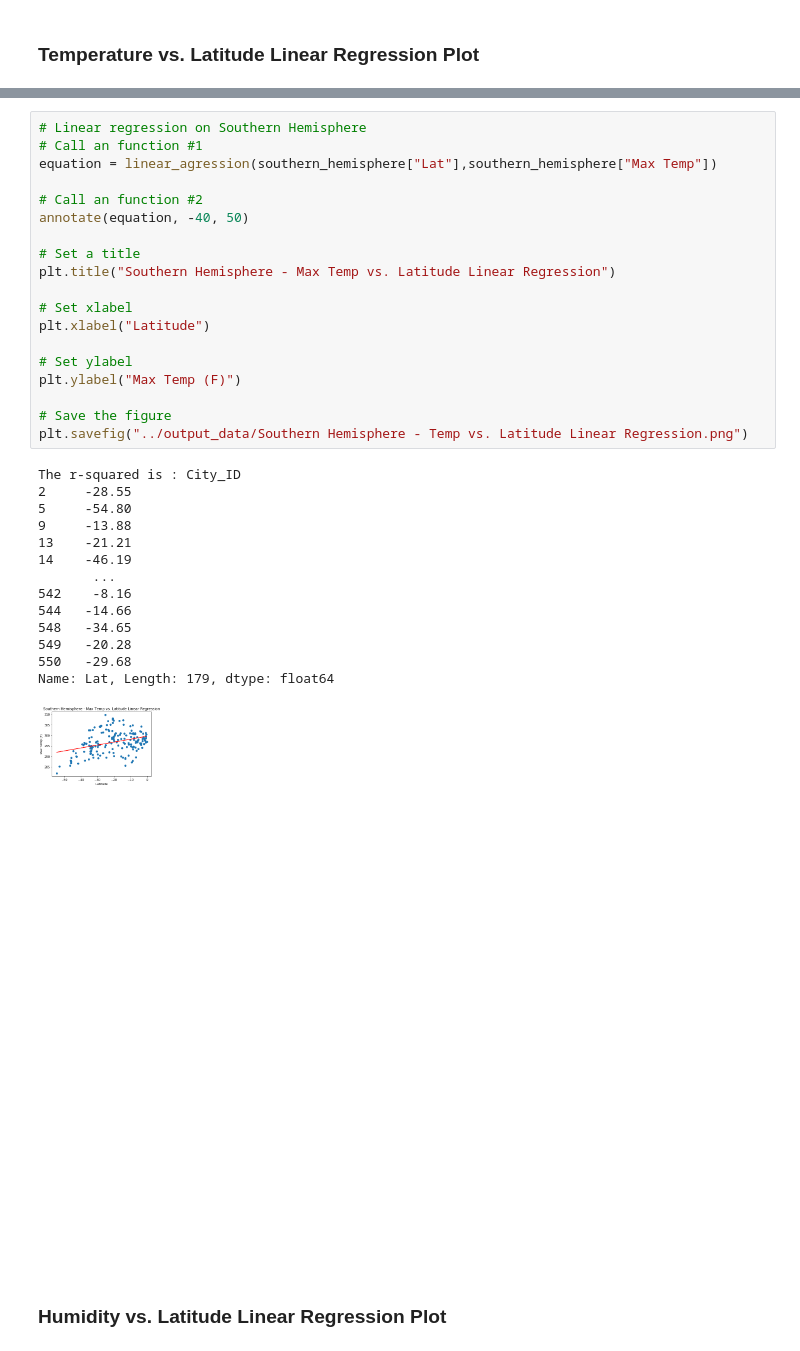
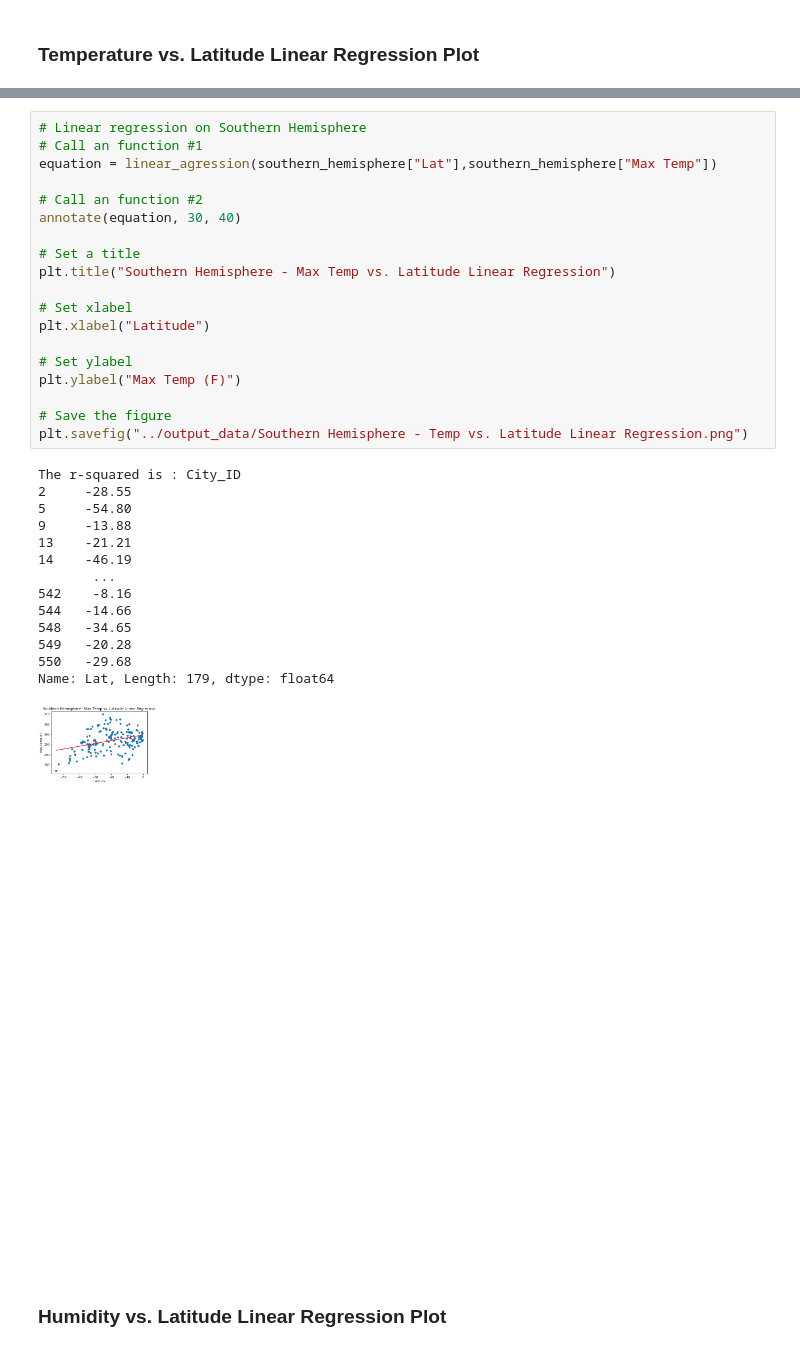
Before and after one commit to JhazmineC/python-api-challenge, a Jupyter notebook: Starter_Code/starter_code/WeatherPy.ipynb, the cells around one changed output, grey strips where cells are left out. Saved outputs shown, nothing was run; the diff lists cells and outputs as text.

```diff
--- a/Starter_Code/starter_code/WeatherPy.ipynb
+++ b/Starter_Code/starter_code/WeatherPy.ipynb
@@ -392,35 +392,35 @@ Name: Lat, Length: 375, dtype: float64
 # Call an function #1
 equation = linear_agression(southern_hemisphere["Lat"],southern_hemisphere["Max Temp"])
 
 # Call an function #2
-annotate(equation, -40, 50)
+annotate(equation, 30, 40)
 
 # Set a title
 plt.title("Southern Hemisphere - Max Temp vs. Latitude Linear Regression")
 
 # Set xlabel
 plt.xlabel("Latitude")
 
 # Set ylabel
 plt.ylabel("Max Temp (F)")
 
 # Save the figure
 plt.savefig("../output_data/Southern Hemisphere - Temp vs. Latitude Linear Regression.png")
 # %% [output]
 The r-squared is : City_ID
 2     -28.55
 5     -54.80
 9     -13.88
 13    -21.21
 14    -46.19
        ...
 542    -8.16
 544   -14.66
 548   -34.65
 549   -20.28
 550   -29.68
 Name: Lat, Length: 179, dtype: float64
-[figure, old version]
+[figure, new version]
 # %% [markdown]
 ### Humidity vs. Latitude Linear Regression Plot
 # %%
```
Also changed, not shown: parts of 1 cell of this notebook.
